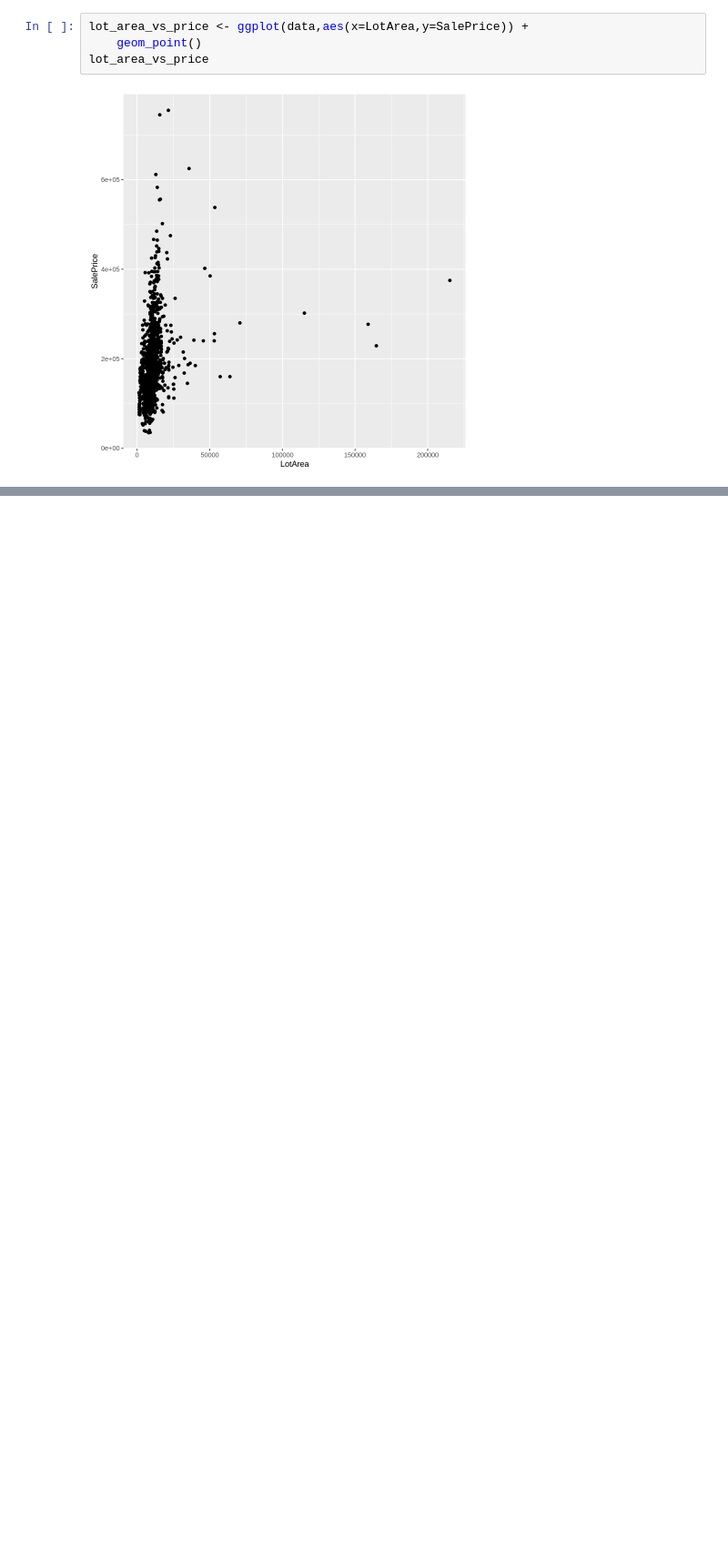
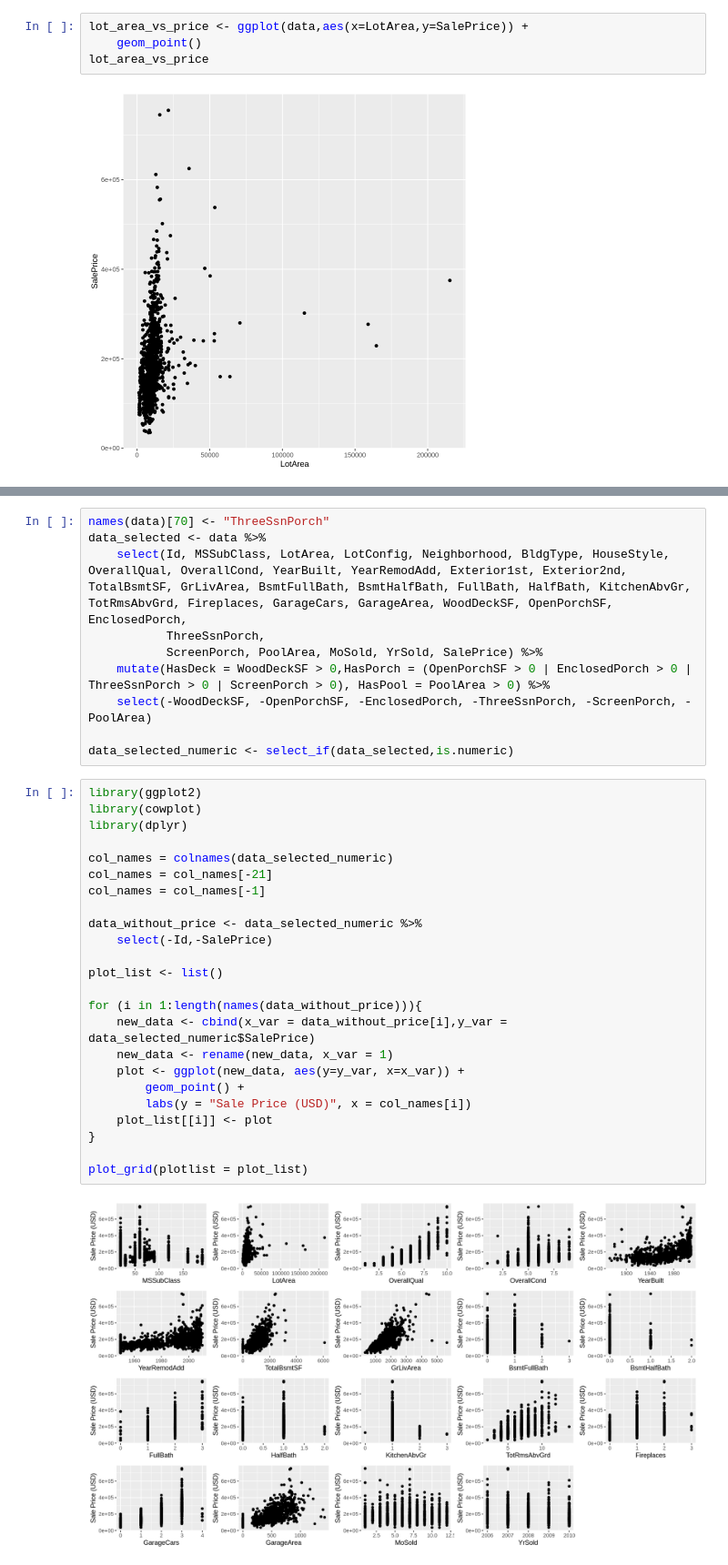
Before and after one commit to jerdavies/home-price-regression, a Jupyter notebook: marg_vs_divorce_viz.ipynb, the cells around one changed output, grey strips where cells are left out. Shown: that part at 91% size. Cells and saved outputs as stored; diff of their text form; blank space fills up the shorter version.

```diff
--- a/marg_vs_divorce_viz.ipynb
+++ b/marg_vs_divorce_viz.ipynb
@@ -189,0 +192,36 @@ all_temp_plot
+# %%
+names(data)[70] <- "ThreeSsnPorch"
+data_selected <- data %>%
+    select(Id, MSSubClass, LotArea, LotConfig, Neighborhood, BldgType, HouseStyle, OverallQual, OverallCond, YearBuilt, YearRemodAdd, Exterior1st, Exterior2nd, TotalBsmtSF, GrLivArea, BsmtFullBath, BsmtHalfBath, FullBath, HalfBath, KitchenAbvGr, TotRmsAbvGrd, Fireplaces, GarageCars, GarageArea, WoodDeckSF, OpenPorchSF, EnclosedPorch,
+           ThreeSsnPorch,
+           ScreenPorch, PoolArea, MoSold, YrSold, SalePrice) %>%
+    mutate(HasDeck = WoodDeckSF > 0,HasPorch = (OpenPorchSF > 0 | EnclosedPorch > 0 | ThreeSsnPorch > 0 | ScreenPorch > 0), HasPool = PoolArea > 0) %>%
+    select(-WoodDeckSF, -OpenPorchSF, -EnclosedPorch, -ThreeSsnPorch, -ScreenPorch, -PoolArea)
+
+data_selected_numeric <- select_if(data_selected,is.numeric)
+# %%
+library(ggplot2)
+library(cowplot)
+library(dplyr)
+
+col_names = colnames(data_selected_numeric)
+col_names = col_names[-21]
+col_names = col_names[-1]
+
+data_without_price <- data_selected_numeric %>%
+    select(-Id,-SalePrice)
+
+plot_list <- list()
+
+for (i in 1:length(names(data_without_price))){
+    new_data <- cbind(x_var = data_without_price[i],y_var = data_selected_numeric$SalePrice)
+    new_data <- rename(new_data, x_var = 1)
+    plot <- ggplot(new_data, aes(y=y_var, x=x_var)) +
+        geom_point() +
+        labs(y = "Sale Price (USD)", x = col_names[i])
+    plot_list[[i]] <- plot
+}
+
+plot_grid(plotlist = plot_list)
+# %% [output]
+[figure, added]
```
Also changed, not shown: parts of 3 cells of this notebook, 1 other file.
